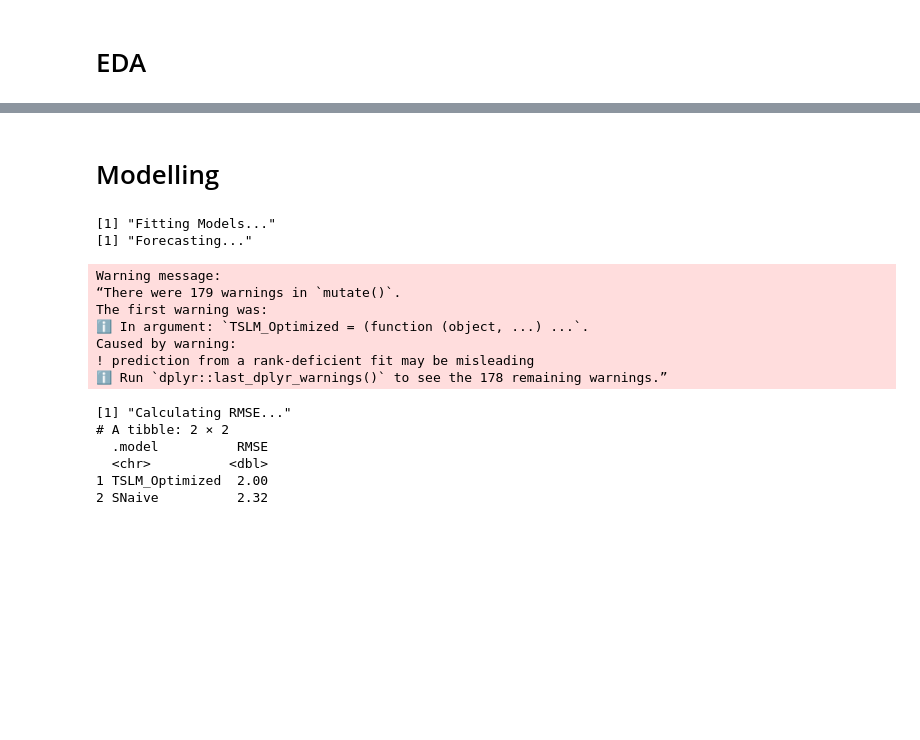
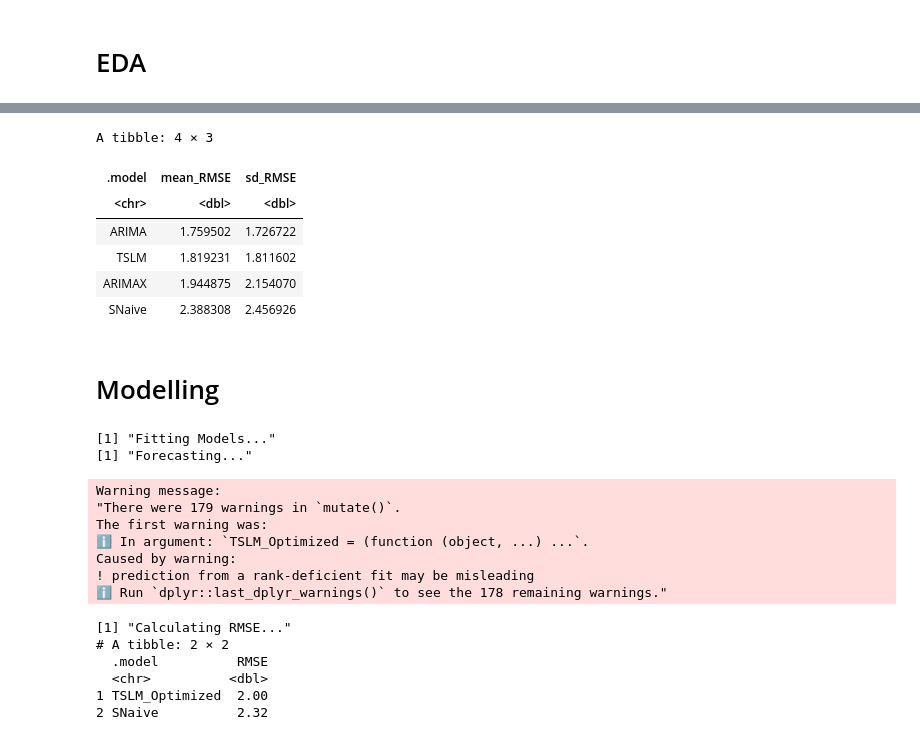
Before and after one commit to StenPaffen/AFCS_FinalProject, a Jupyter notebook: Final_project copy.ipynb, the cells around one changed output, grey strips where cells are left out. Drawn from its saved outputs; the diff is of its cells as text; code cells hidden in the pictures; blank space fills up the shorter version.

```diff
--- a/Final_project copy.ipynb
+++ b/Final_project copy.ipynb
@@ -160,3 +268,19 @@ print(summary_stats)
+# %%
+accuracy_30 |>
+  group_by(.model) |>
+  summarise(
+    mean_RMSE = mean(RMSE, na.rm = TRUE),
+    sd_RMSE   = sd(RMSE, na.rm = TRUE)
+  ) |>
+  arrange(mean_RMSE)
+# %% [output]
+A tibble: 4 × 3
+| .model | mean_RMSE | sd_RMSE |
+| <chr> | <dbl> | <dbl> |
+| ARIMA | 1.759502 | 1.726722 |
+| TSLM | 1.819231 | 1.811602 |
+| ARIMAX | 1.944875 | 2.154070 |
+| SNaive | 2.388308 | 2.456926 |
 # %% [markdown]
 # Modelling
 # %%
@@ -165,7 +289,7 @@ print("Fitting Models...")
 fit <- train_ts |>
   model(
     SNaive = SNAIVE(sales ~ lag(7)),
-    TSLM_Optimized = TSLM(log(sales + 1) ~ season() + snap_TX + sell_price + is_event)
+    TSLM_Optimized = TSLM(log(sales+1) ~ season() + snap_TX + sell_price + is_event),
   )
 
 print("Forecasting...")
@@ -184,12 +308,12 @@ print(accuracy_table)
 [1] "Fitting Models..."
 [1] "Forecasting..."
 Warning message:
-“There were 179 warnings in `mutate()`.
+"There were 179 warnings in `mutate()`.
 The first warning was:
 ℹ In argument: `TSLM_Optimized = (function (object, ...) ...`.
 Caused by warning:
 ! prediction from a rank-deficient fit may be misleading
-ℹ Run `dplyr::last_dplyr_warnings()` to see the 178 remaining warnings.”
+ℹ Run `dplyr::last_dplyr_warnings()` to see the 178 remaining warnings."
 [1] "Calculating RMSE..."
 # A tibble: 2 × 2
   .model          RMSE
```
Also changed, not shown: parts of 9 cells of this notebook, 1 other file.
